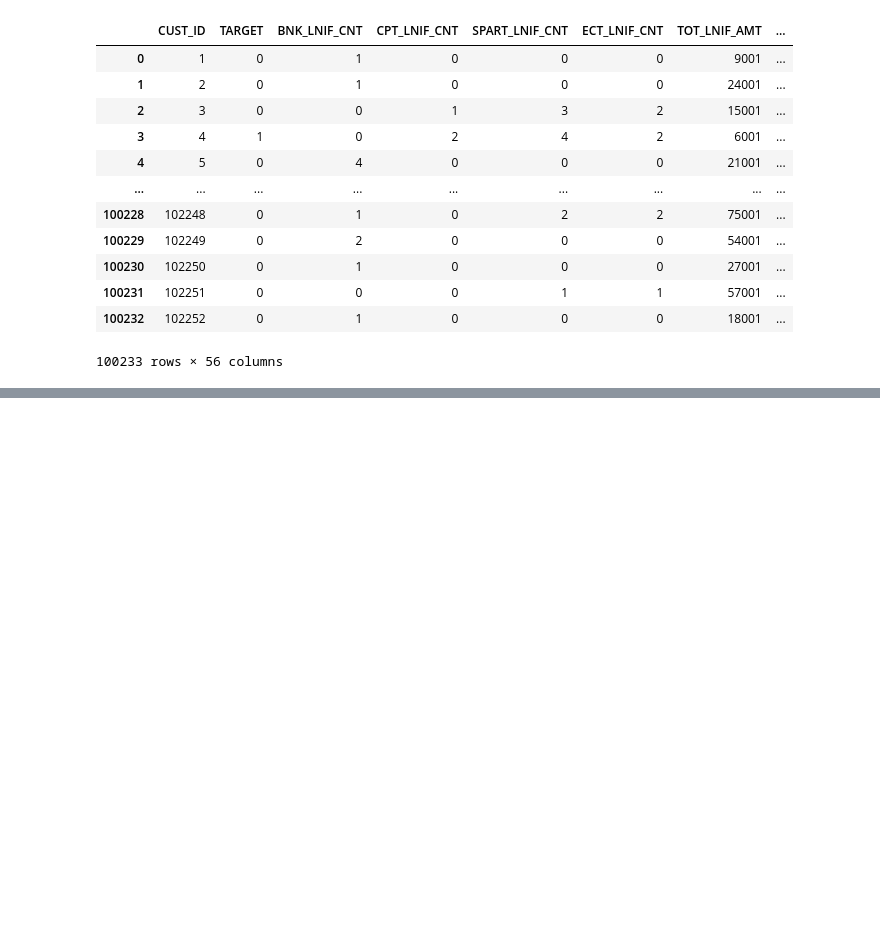
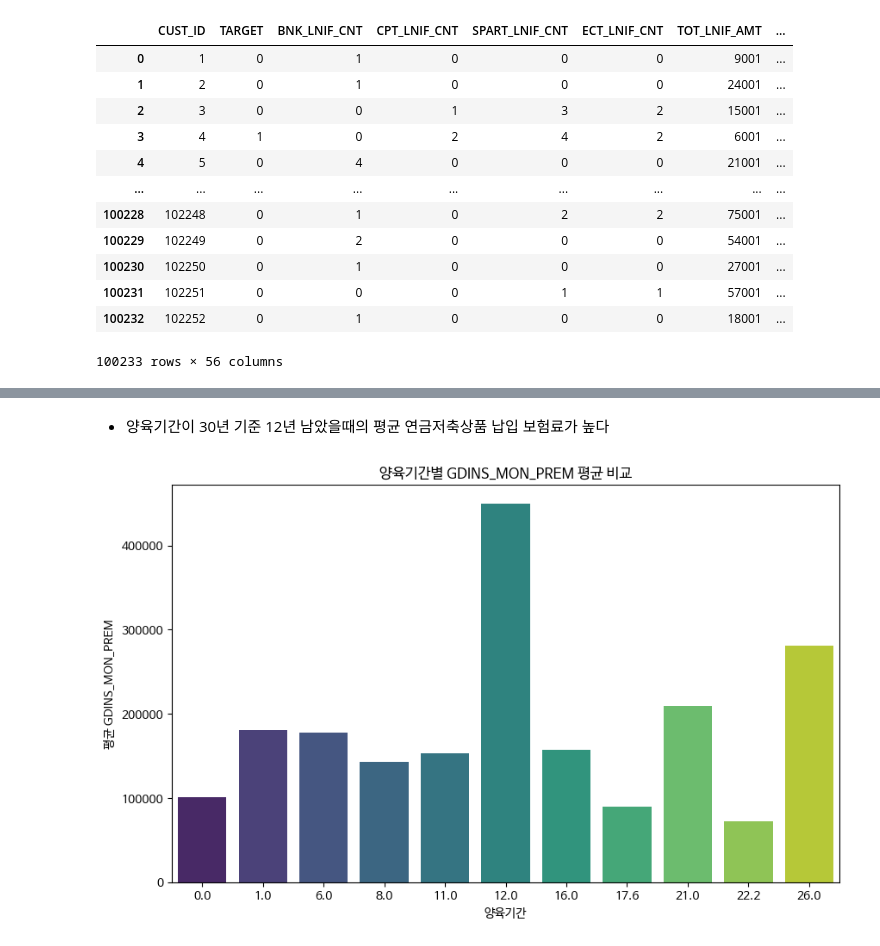
Before and after one commit to b4b4b4b4seo/POSCO-AI24B4, a Jupyter notebook: 보험 데이터 전처리.ipynb, the cells around one changed output, grey strips where cells are left out. Drawn from its saved outputs; the diff is of its cells as text; code cells hidden in the pictures; blank space fills up the shorter version.

```diff
--- a/보험 데이터 전처리.ipynb
+++ b/보험 데이터 전처리.ipynb
@@ -1084,0 +480,19 @@ df_merge
+# %% [markdown]
+* 양육기간이 30년 기준 12년 남았을때의 평균 연금저축상품 납입 보험료가 높다
+# %%
+# '양육기간'과 'SVINS_MON_PREM' 열 선택
+selected_columns = ['양육기간', 'GDINS_MON_PREM']
+df_selected = df_merge[selected_columns]
+
+# '양육기간'별 'SVINS_MON_PREM'의 평균 계산
+average_premium_by_duration = df_selected.groupby('양육기간')['GDINS_MON_PREM'].mean().reset_index()
+
+# 시각화
+plt.figure(figsize=(10, 6))
+sns.barplot(x='양육기간', y='GDINS_MON_PREM', data=average_premium_by_duration, palette='viridis')
+plt.title('양육기간별 GDINS_MON_PREM 평균 비교')
+plt.xlabel('양육기간')
+plt.ylabel('평균 GDINS_MON_PREM')
+plt.show()
+# %% [output]
+[figure, added]
```
Also changed, not shown: parts of 232 cells of this notebook.
